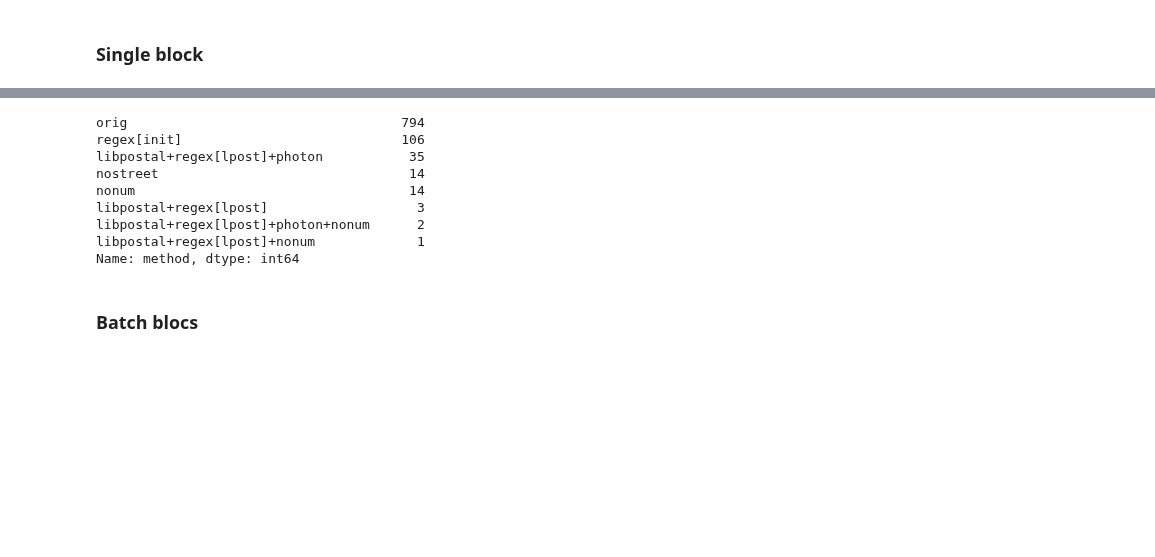
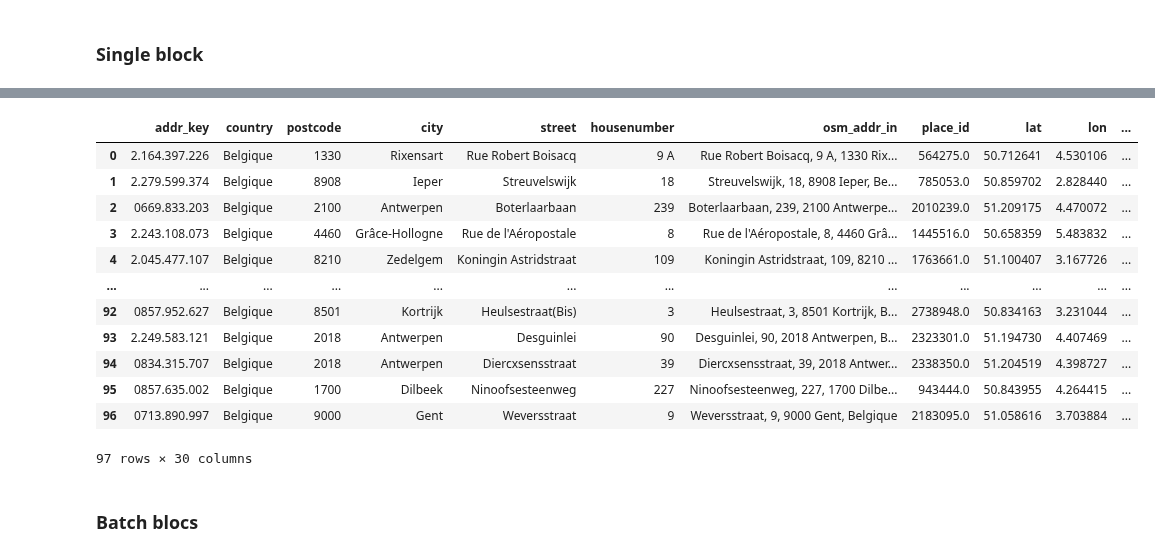
Before and after one commit to SmalsResearch/NominatimWrapper, a Jupyter notebook: AddressCleanserREST_test.ipynb, the cells around one changed output, grey strips where cells are left out. Drawn from its saved outputs; the diff is of its cells as text; code cells hidden in the pictures; blank space fills up the shorter version.

```diff
--- a/AddressCleanserREST_test.ipynb
+++ b/AddressCleanserREST_test.ipynb
@@ -182,16 +189,20 @@ call_ws_batch(addresses, mode="long")
 # %%
 # Geocode + address, with rejected addresses
-call_ws_batch(addresses, mode="long,reject")
+call_ws_batch(addresses, mode="long", with_reject=True)
 # %% [output]
+|  | addr_key | country | postcode | city | street | housenumber | osm_addr_in | place_id | lat | lon | ... |
+| 0 | 2.164.397.226 | Belgique | 1330 | Rixensart | Rue Robert Boisacq | 9 A | Rue Robert Boisacq, 9 A, 1330 Rix... | 564275.0 | 50.712641 | 4.530106 | ... |
+| 1 | 2.279.599.374 | Belgique | 8908 | Ieper | Streuvelswijk | 18 | Streuvelswijk, 18, 8908 Ieper, Be... | 785053.0 | 50.859702 | 2.828440 | ... |
+| 2 | 0669.833.203 | Belgique | 2100 | Antwerpen | Boterlaarbaan | 239 | Boterlaarbaan, 239, 2100 Antwerpe... | 2010239.0 | 51.209175 | 4.470072 | ... |
+| 3 | 2.243.108.073 | Belgique | 4460 | Grâce-Hollogne | Rue de l'Aéropostale | 8 | Rue de l'Aéropostale, 8, 4460 Grâ... | 1445516.0 | 50.658359 | 5.483832 | ... |
+| 4 | 2.045.477.107 | Belgique | 8210 | Zedelgem | Koningin Astridstraat | 109 | Koningin Astridstraat, 109, 8210 ... | 1763661.0 | 51.100407 | 3.167726 | ... |
+| ... | ... | ... | ... | ... | ... | ... | ... | ... | ... | ... | ... |
+| 92 | 0857.952.627 | Belgique | 8501 | Kortrijk | Heulsestraat(Bis) | 3 | Heulsestraat, 3, 8501 Kortrijk, B... | 2738948.0 | 50.834163 | 3.231044 | ... |
+| 93 | 2.249.583.121 | Belgique | 2018 | Antwerpen | Desguinlei | 90 | Desguinlei, 90, 2018 Antwerpen, B... | 2323301.0 | 51.194730 | 4.407469 | ... |
+| 94 | 0834.315.707 | Belgique | 2018 | Antwerpen | Diercxsensstraat | 39 | Diercxsensstraat, 39, 2018 Antwer... | 2338350.0 | 51.204519 | 4.398727 | ... |
+| 95 | 0857.635.002 | Belgique | 1700 | Dilbeek | Ninoofsesteenweg | 227 | Ninoofsesteenweg, 227, 1700 Dilbe... | 943444.0 | 50.843955 | 4.264415 | ... |
+| 96 | 0713.890.997 | Belgique | 9000 | Gent | Weversstraat | 9 | Weversstraat, 9, 9000 Gent, Belgique | 2183095.0 | 51.058616 | 3.703884 | ... |
-orig                                   794
-regex[init]                            106
-libpostal+regex[lpost]+photon           35
-nostreet                                14
-nonum                                   14
-libpostal+regex[lpost]                   3
-libpostal+regex[lpost]+photon+nonum      2
-libpostal+regex[lpost]+nonum             1
-Name: method, dtype: int64
+97 rows × 30 columns
 # %% [markdown]
 ### Batch blocs
 # %%
```
Also changed, not shown: parts of 7 cells of this notebook, 3 other files.
